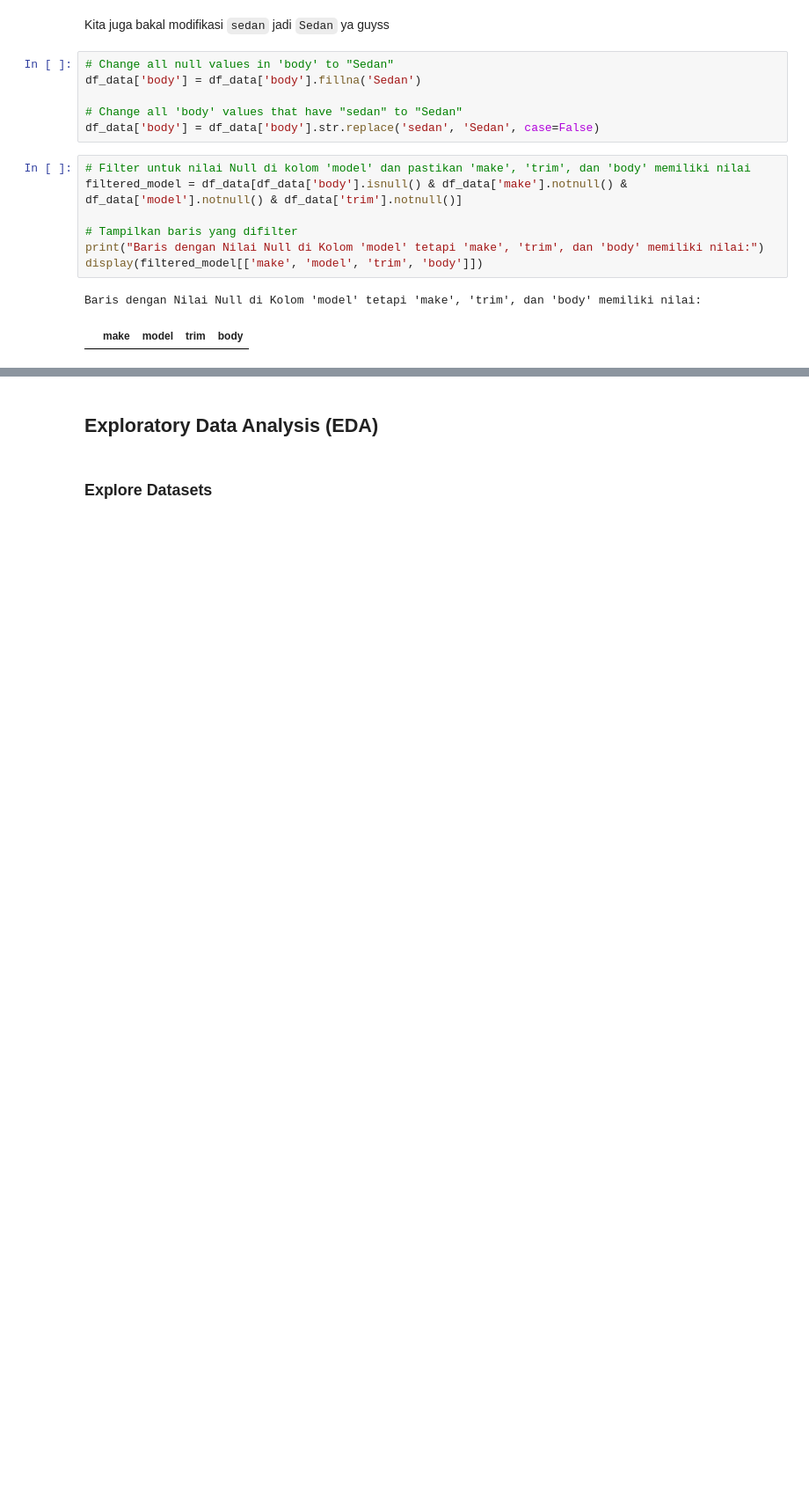
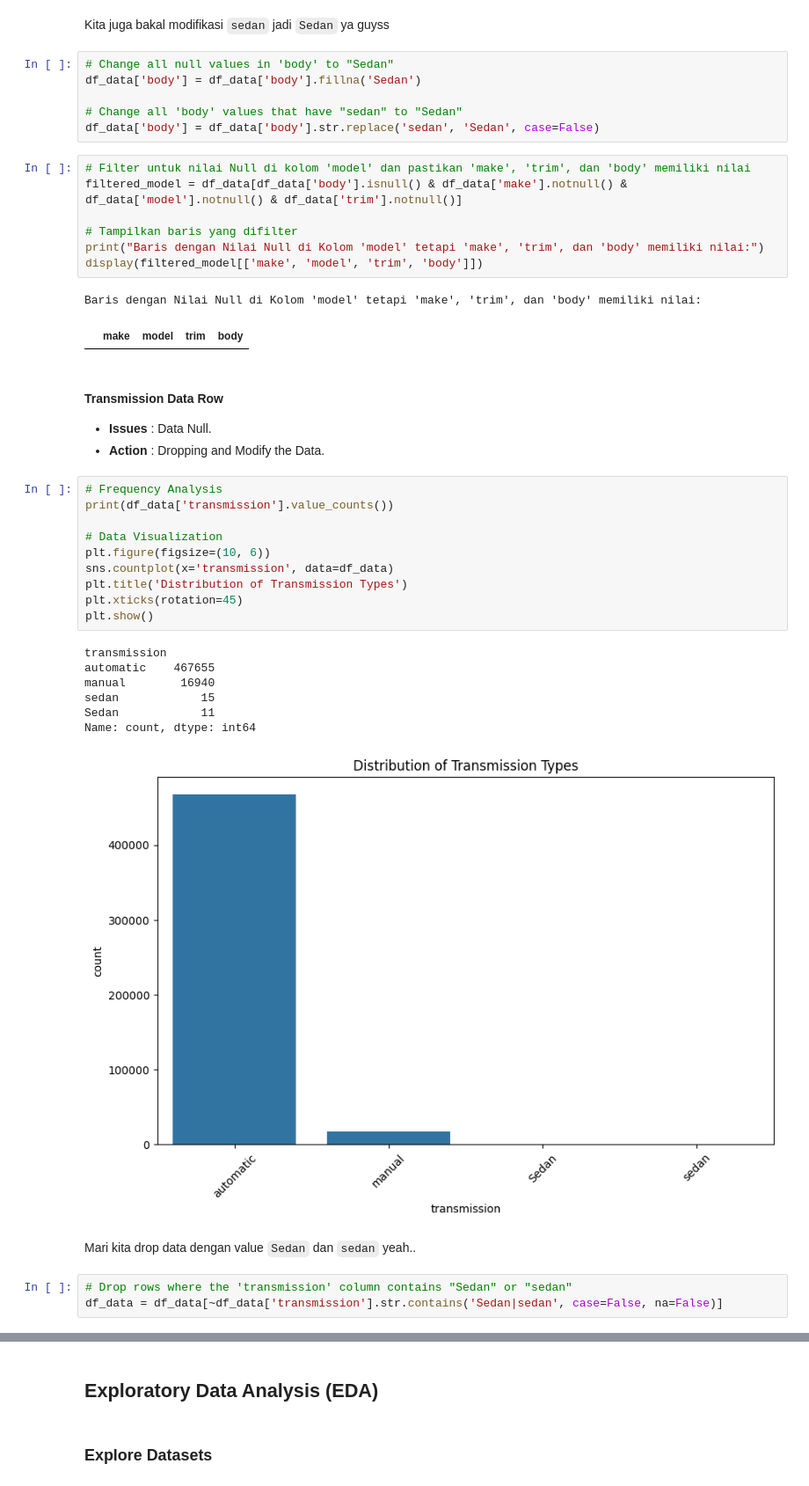
Before and after one commit to Bayhaqieee/GDG_ML_Learning, a Jupyter notebook: Hands_on_DataAnalysis_.ipynb, the cells around one changed output, grey strips where cells are left out. Shown at 88% size. Cells and saved outputs as stored; diff of their text form; blank space fills up the shorter version.

Commit message:
Data Cleaning Completed

```diff
--- a/Hands_on_DataAnalysis_.ipynb
+++ b/Hands_on_DataAnalysis_.ipynb
@@ -1472,3 +1474,30 @@ display(filtered_model[['make', 'model', 'trim', 'body']])
 # %% [output]
 Baris dengan Nilai Null di Kolom 'model' tetapi 'make', 'trim', dan 'body' memiliki nilai:
 |  | make | model | trim | body |
+# %% [markdown]
+#### Transmission Data Row
+- **Issues** : Data Null.
+- **Action** : Dropping and Modify the Data.
+# %%
+# Frequency Analysis
+print(df_data['transmission'].value_counts())
+
+# Data Visualization
+plt.figure(figsize=(10, 6))
+sns.countplot(x='transmission', data=df_data)
+plt.title('Distribution of Transmission Types')
+plt.xticks(rotation=45)
+plt.show()
+# %% [output]
+transmission
+automatic    467655
+manual        16940
+sedan            15
+Sedan            11
+Name: count, dtype: int64
+[figure, added]
+# %% [markdown]
+Mari kita drop data dengan value `Sedan` dan `sedan` yeah..
+# %%
+# Drop rows where the 'transmission' column contains "Sedan" or "sedan"
+df_data = df_data[~df_data['transmission'].str.contains('Sedan|sedan', case=False, na=False)]
```
Also changed, not shown: parts of 87 cells of this notebook.
